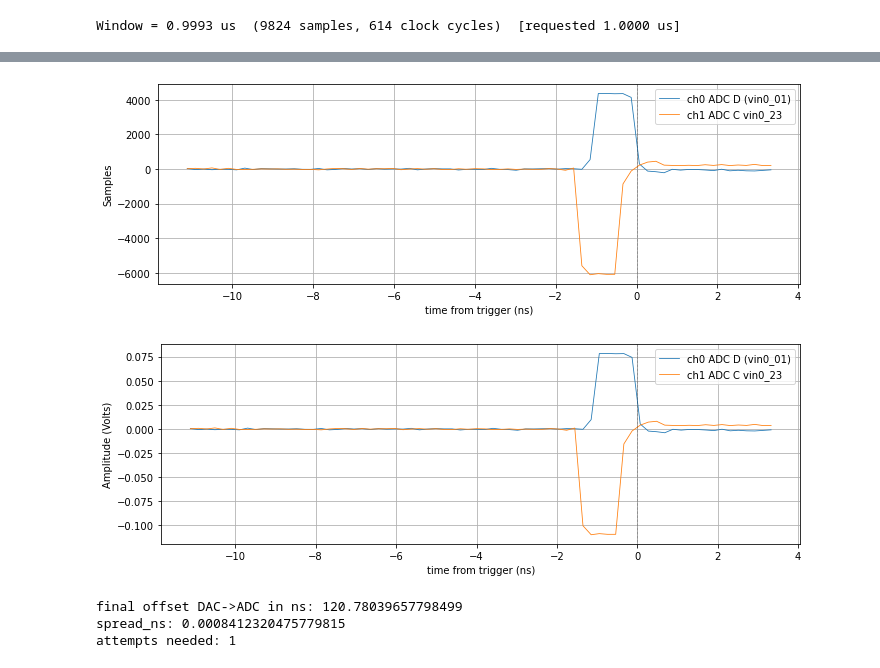
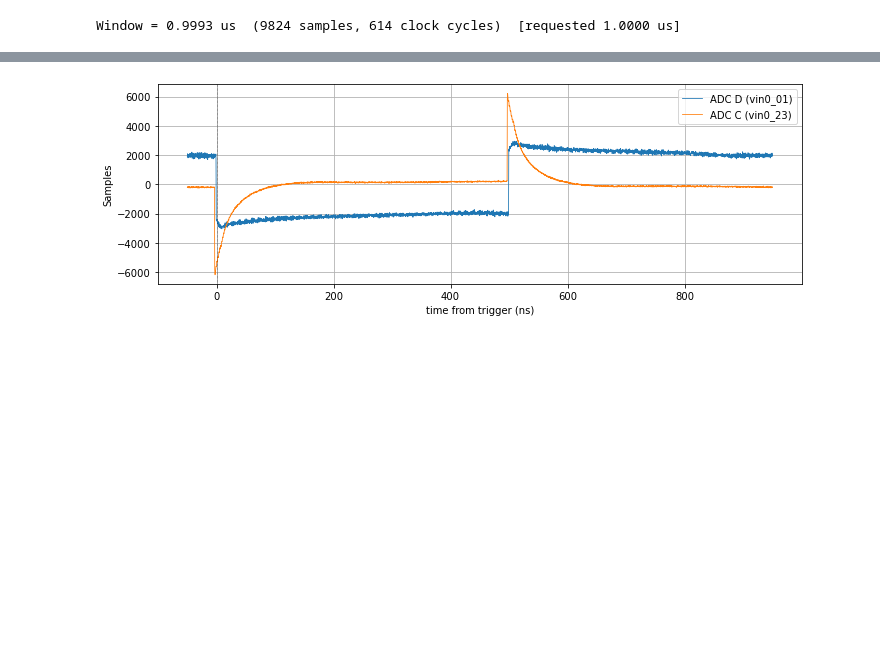
Before and after one commit to CAQS-RQC/RFSoC-PulseLoop, a Jupyter notebook: python/py_RFSoC.ipynb, the cells around one changed output, grey strips where cells are left out. Saved outputs shown, nothing was run; the diff lists cells and outputs as text; code cells hidden in the pictures; blank space fills up the shorter version.

```diff
--- a/python/py_RFSoC.ipynb
+++ b/python/py_RFSoC.ipynb
@@ -79,25 +73,11 @@ sc.plot(t, y/1.7, ylabel="Amplitude (Volts)") # Experimentally 0.1V @10MHz gave
 # %%
-sc.configure(trigger="falling", level=0.05, pre_ns=5, length_ns=10)
-# sc.configure(trigger="awg0", pre_ns=0, length_ns=200)
+# Can also autocal on AWG, get rid of the delay DAC -> ADC.
+sc.calibrate_awg(dac="A", adc="D")
+sc.configure(trigger="dac_a", pre_ns=pulse_width/ns/10, length_ns=2*pulse_width/ns)
+
 t, y = sc.acquire() # t in ns, 0 = trigger; y in fraction of full scale
 
-sc.plot(t, y*32768.0, ylabel="Samples")
-sc.plot(t, y/1.7, ylabel="Amplitude (Volts)") # Experimentally 0.1V @10MHz gave 0.17FS
+t, y = sc.acquire(raw=True) # t in ns, 0 = trigger; y in samples
+sc.plot(t, y, ylabel="Samples")
 # %% [output]
-[figure, old version]
+[figure, new version]
-[figure, removed]
-# %%
-sc.configure(trigger="awg0", pre_ns=20, length_ns=200)
-offset_ns, spread_ns = sc.calibrate_awg0(channel=0)
-# print("initial offset DAC->ADC in ns:", offset_ns, "\nspread_ns:", spread_ns)
-cpt = 1
-
-while(spread_ns > 0.01): # Means not locked, do again
-    offset_ns, spread_ns = sc.calibrate_awg0(channel=0)
-    cpt=cpt+1
-
-print("final offset DAC->ADC in ns:", offset_ns, "\nspread_ns:", spread_ns, "\nattempts needed:", cpt)
-# %% [output]
-final offset DAC->ADC in ns: 120.78039657798499
-spread_ns: 0.0008412320475779815
-attempts needed: 1
```
Also changed, not shown: parts of 7 cells of this notebook, 4 other files.
